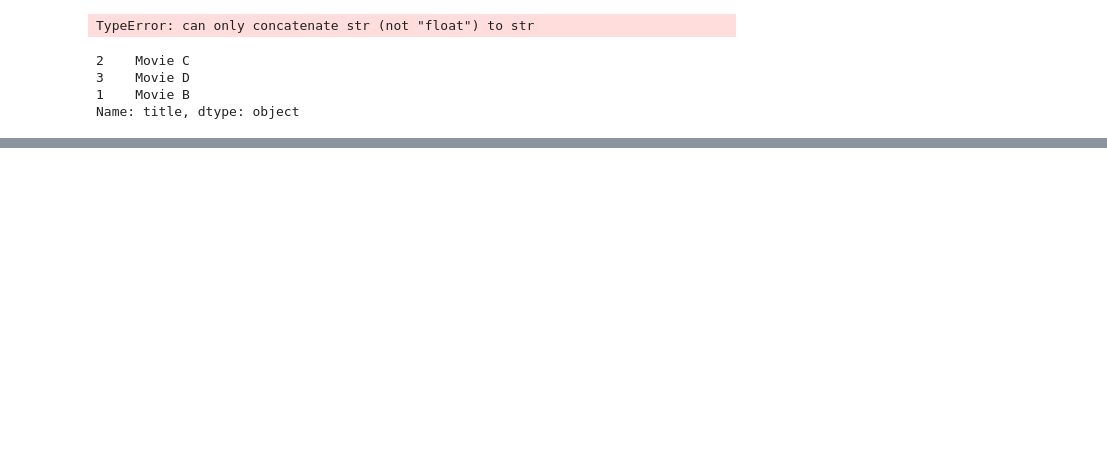
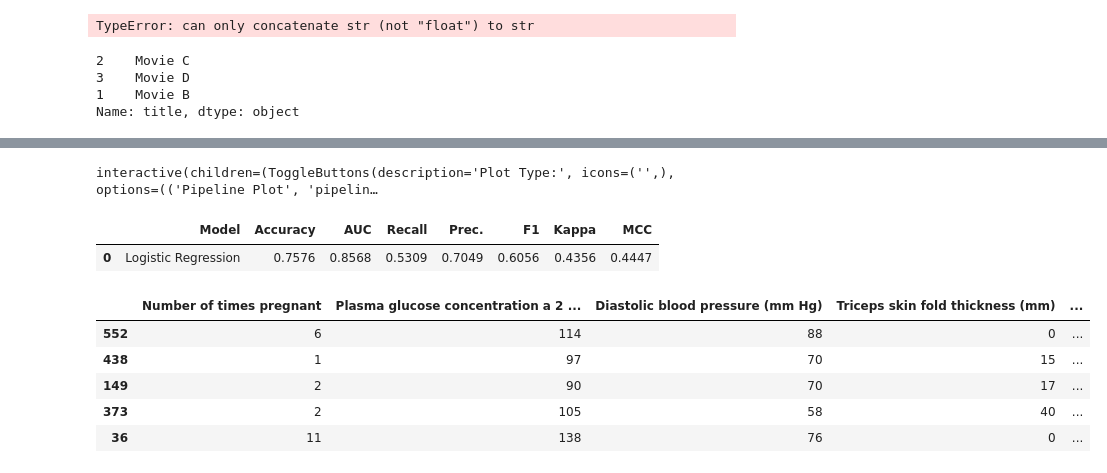
Before and after one commit to mmayorga97/coffeerec, a Jupyter notebook: playground.ipynb, the cells around one changed output, grey strips where cells are left out. Saved outputs shown, nothing was run; the diff lists cells and outputs as text; code cells hidden in the pictures; blank space fills up the shorter version.

```diff
--- a/playground.ipynb
+++ b/playground.ipynb
@@ -158,0 +178,2 @@ Name: title, dtype: object
+# %%
+best = compare_models()
@@ -158,0 +183,19 @@ Name: title, dtype: object
+# %%
+#plot_model(best, plot = 'confusion_matrix')
+evaluate_model(best)
+# %% [output]
+interactive(children=(ToggleButtons(description='Plot Type:', icons=('',), options=(('Pipeline Plot', 'pipelin…
+# %%
+holdout_pred = predict_model(best)
+# %% [output]
+|  | Model | Accuracy | AUC | Recall | Prec. | F1 | Kappa | MCC |
+| 0 | Logistic Regression | 0.7576 | 0.8568 | 0.5309 | 0.7049 | 0.6056 | 0.4356 | 0.4447 |
+# %%
+holdout_pred.head()
+# %% [output]
+|  | Number of times pregnant | Plasma glucose concentration a 2 ... | Diastolic blood pressure (mm Hg) | Triceps skin fold thickness (mm) | ... |
+| 552 | 6 | 114 | 88 | 0 | ... |
+| 438 | 1 | 97 | 70 | 15 | ... |
+| 149 | 2 | 90 | 70 | 17 | ... |
+| 373 | 2 | 105 | 58 | 40 | ... |
+| 36 | 11 | 138 | 76 | 0 | ... |
```
Also changed, not shown: parts of 9 cells of this notebook, 9 other files.
